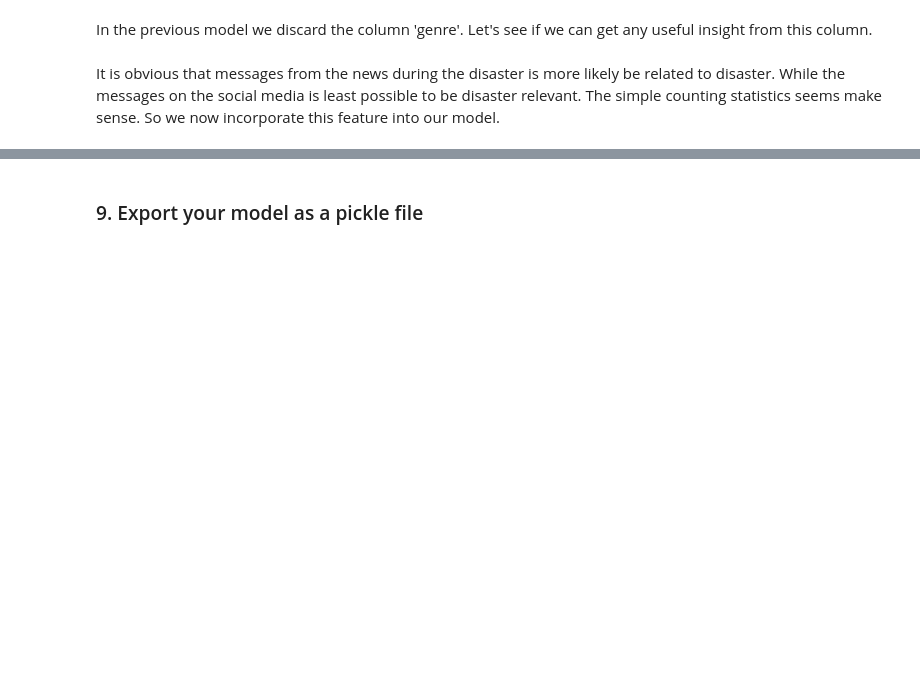
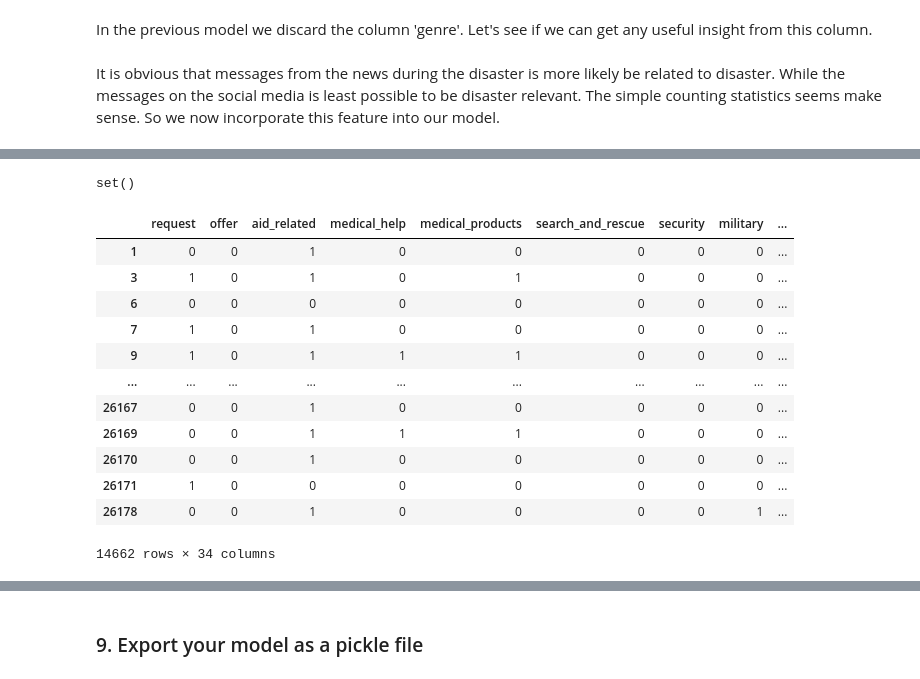
Before and after one commit to suebatista/Disaster-Response-Pipeline-Udacity, a Jupyter notebook: ML Pipeline Preparation.ipynb, the cells around one changed output, grey strips where cells are left out. Saved outputs shown, nothing was run; the diff lists cells and outputs as text; code cells hidden in the pictures; blank space fills up the shorter version.

```diff
--- a/ML Pipeline Preparation.ipynb
+++ b/ML Pipeline Preparation.ipynb
@@ -237,0 +265,8 @@ report_df[(report_df['precision'] == 0.0) | (report_df.index == 'macro avg')]
+# %%
+sub_df = df[df['related'] == 1].drop(columns = 'related')
+sub_cats = categories[categories['related'] == 1].drop(columns = 'related')
+# %%
+# counts how many positive labels within each category
+label_counts = sub_cats.sum().values
+# %%
+criteria = label_counts/df.shape[0] < 0.05
@@ -237,0 +285,24 @@ report_df[(report_df['precision'] == 0.0) | (report_df.index == 'macro avg')]
+# %%
+# categories don't need to upsample
+pop_label = list(set(sub_cats.columns) - set(sub_cats.columns[criteria]))
+# %%
+set(sparse_label).intersection(set(pop_label))
+# %% [output]
+set()
+# %%
+# messages have labels within popular categories
+sub_cats[sub_cats[pop_label].any(axis = 1)]
+# %% [output]
+|  | request | offer | aid_related | medical_help | medical_products | search_and_rescue | security | military | ... |
+| 1 | 0 | 0 | 1 | 0 | 0 | 0 | 0 | 0 | ... |
+| 3 | 1 | 0 | 1 | 0 | 1 | 0 | 0 | 0 | ... |
+| 6 | 0 | 0 | 0 | 0 | 0 | 0 | 0 | 0 | ... |
+| 7 | 1 | 0 | 1 | 0 | 0 | 0 | 0 | 0 | ... |
+| 9 | 1 | 0 | 1 | 1 | 1 | 0 | 0 | 0 | ... |
+| ... | ... | ... | ... | ... | ... | ... | ... | ... | ... |
+| 26167 | 0 | 0 | 1 | 0 | 0 | 0 | 0 | 0 | ... |
+| 26169 | 0 | 0 | 1 | 1 | 1 | 0 | 0 | 0 | ... |
+| 26170 | 0 | 0 | 1 | 0 | 0 | 0 | 0 | 0 | ... |
+| 26171 | 1 | 0 | 0 | 0 | 0 | 0 | 0 | 0 | ... |
+| 26178 | 0 | 0 | 1 | 0 | 0 | 0 | 0 | 1 | ... |
+14662 rows × 34 columns
```
Also changed, not shown: parts of 13 cells of this notebook, 1 other file.
